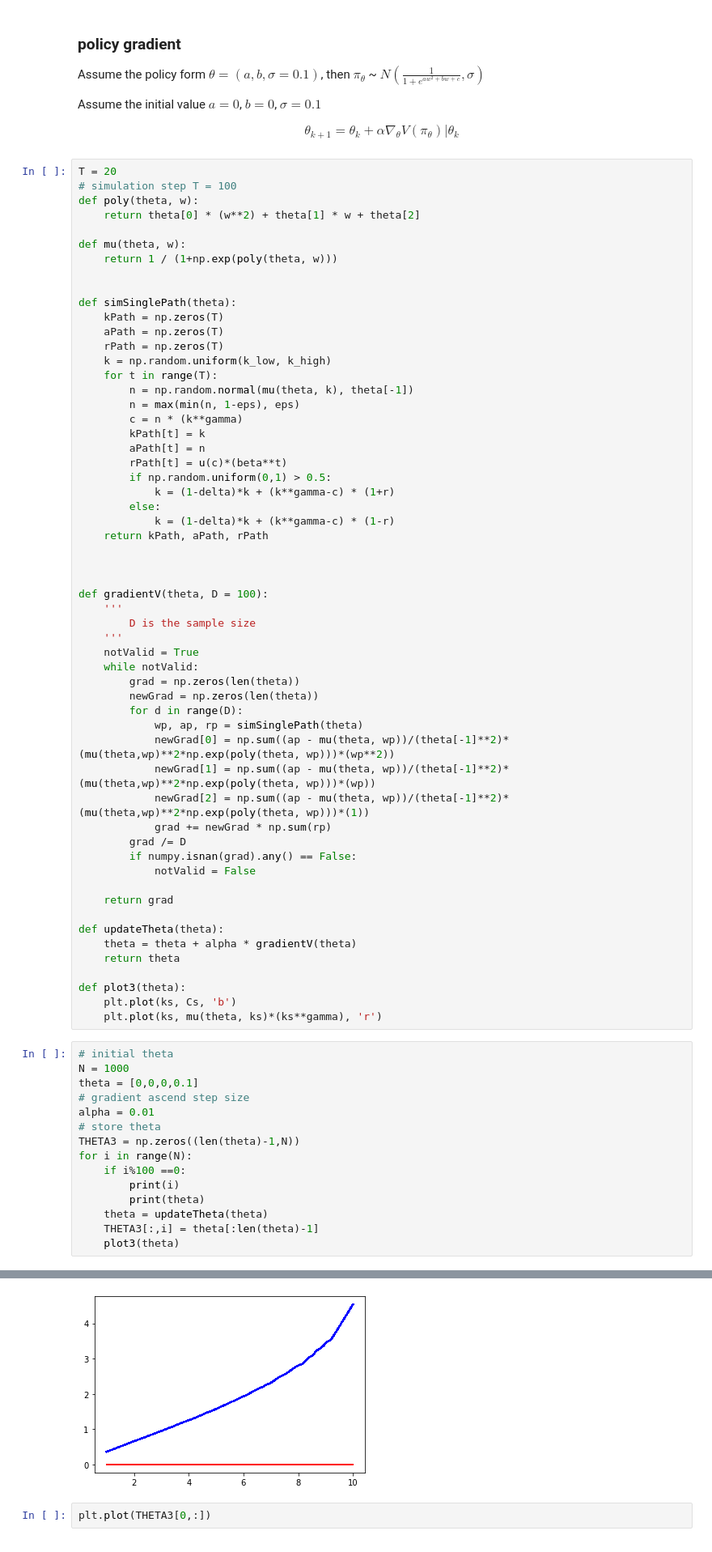
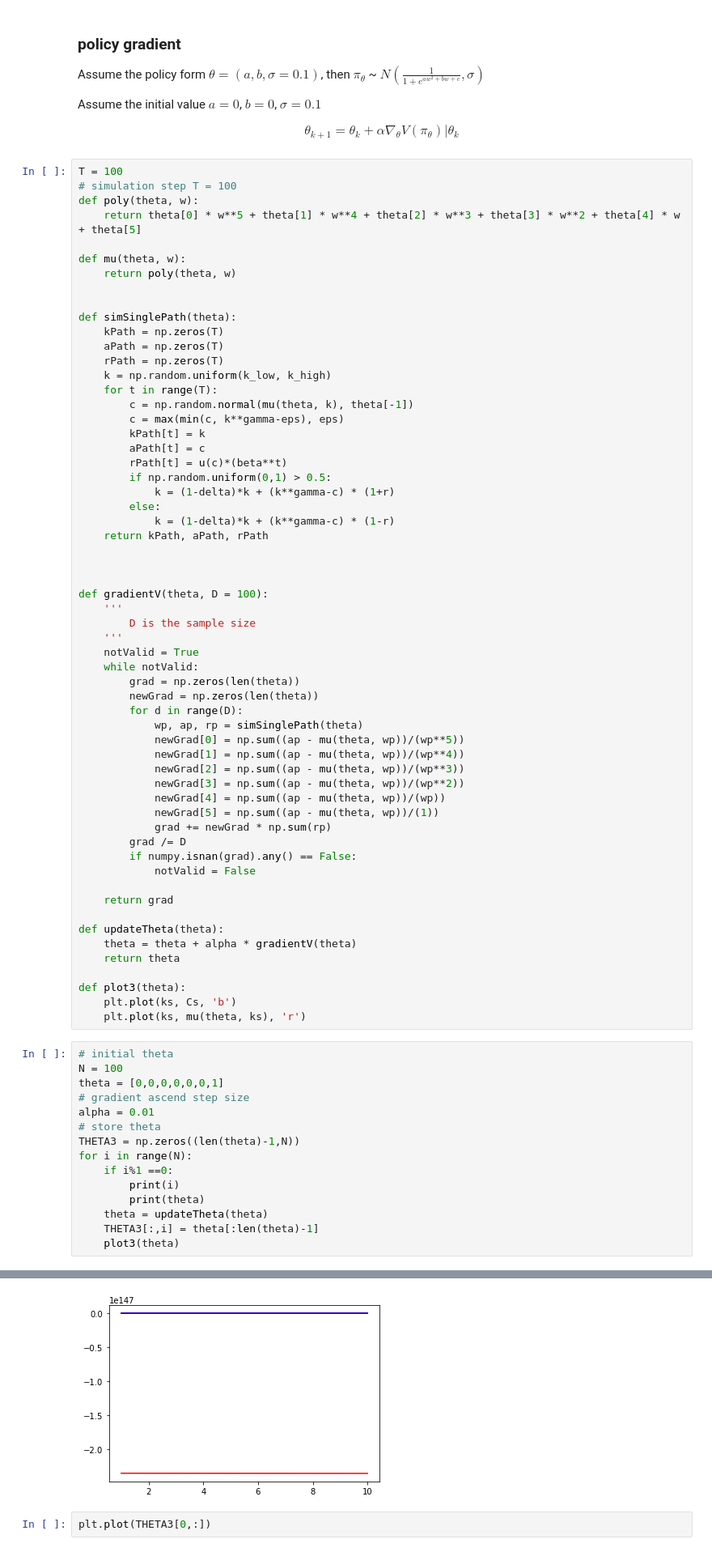
Before and after one commit to dongxulee/lifeCycle, a Jupyter notebook: 20210115/capitalAllocation.ipynb, the cells around one changed output, grey strips where cells are left out. Shown at 81% size. Cells and saved outputs as stored; diff of their text form.

```diff
--- a/20210115/capitalAllocation.ipynb
+++ b/20210115/capitalAllocation.ipynb
@@ -84,13 +84,13 @@ Assume the initial value $a = 0$, $b = 0$, $\sigma = 0.1$
 
 $$\theta_{k+1} = \theta_{k} + \alpha  \nabla_\theta V(\pi_\theta)|\theta_k$$
 # %%
-T = 20
+T = 100
 # simulation step T = 100
 def poly(theta, w):
-    return theta[0] * (w**2) + theta[1] * w + theta[2]
+    return theta[0] * w**5 + theta[1] * w**4 + theta[2] * w**3 + theta[3] * w**2 + theta[4] * w + theta[5]
 
 def mu(theta, w):
-    return 1 / (1+np.exp(poly(theta, w)))
+    return poly(theta, w)
 
 
 def simSinglePath(theta):
@@ -99,11 +99,10 @@ def simSinglePath(theta):
     rPath = np.zeros(T)
     k = np.random.uniform(k_low, k_high)
     for t in range(T):
-        n = np.random.normal(mu(theta, k), theta[-1])
-        n = max(min(n, 1-eps), eps)
-        c = n * (k**gamma)
+        c = np.random.normal(mu(theta, k), theta[-1])
+        c = max(min(c, k**gamma-eps), eps)
         kPath[t] = k
-        aPath[t] = n
+        aPath[t] = c
         rPath[t] = u(c)*(beta**t)
         if np.random.uniform(0,1) > 0.5:
             k = (1-delta)*k + (k**gamma-c) * (1+r)
@@ -123,9 +122,12 @@ def gradientV(theta, D = 100):
         newGrad = np.zeros(len(theta))
         for d in range(D):
             wp, ap, rp = simSinglePath(theta)
-            newGrad[0] = np.sum((ap - mu(theta, wp))/(theta[-1]**2)*(mu(theta,wp)**2*np.exp(poly(theta, wp)))*(wp**2))
-            newGrad[1] = np.sum((ap - mu(theta, wp))/(theta[-1]**2)*(mu(theta,wp)**2*np.exp(poly(theta, wp)))*(wp))
-            newGrad[2] = np.sum((ap - mu(theta, wp))/(theta[-1]**2)*(mu(theta,wp)**2*np.exp(poly(theta, wp)))*(1))
+            newGrad[0] = np.sum((ap - mu(theta, wp))/(wp**5))
+            newGrad[1] = np.sum((ap - mu(theta, wp))/(wp**4))
+            newGrad[2] = np.sum((ap - mu(theta, wp))/(wp**3))
+            newGrad[3] = np.sum((ap - mu(theta, wp))/(wp**2))
+            newGrad[4] = np.sum((ap - mu(theta, wp))/(wp))
+            newGrad[5] = np.sum((ap - mu(theta, wp))/(1))
             grad += newGrad * np.sum(rp)
         grad /= D
         if numpy.isnan(grad).any() == False:
@@ -139,17 +141,17 @@ def updateTheta(theta):
 
 def plot3(theta):
     plt.plot(ks, Cs, 'b')
-    plt.plot(ks, mu(theta, ks)*(ks**gamma), 'r')
+    plt.plot(ks, mu(theta, ks), 'r')
 # %%
 # initial theta
-N = 1000
-theta = [0,0,0,0.1]
+N = 100
+theta = [0,0,0,0,0,0,1]
 # gradient ascend step size
 alpha = 0.01
 # store theta
 THETA3 = np.zeros((len(theta)-1,N))
 for i in range(N):
-    if i%100 ==0:
+    if i%1 ==0:
         print(i)
         print(theta)
     theta = updateTheta(theta)
@@ -169,5 +178,5 @@ for i in range(N):
 KeyboardInterrupt:
-[figure, old version]
+[figure, new version]
 # %%
 plt.plot(THETA3[0,:])
 # %%
```
Also changed, not shown: parts of 2 cells of this notebook.
